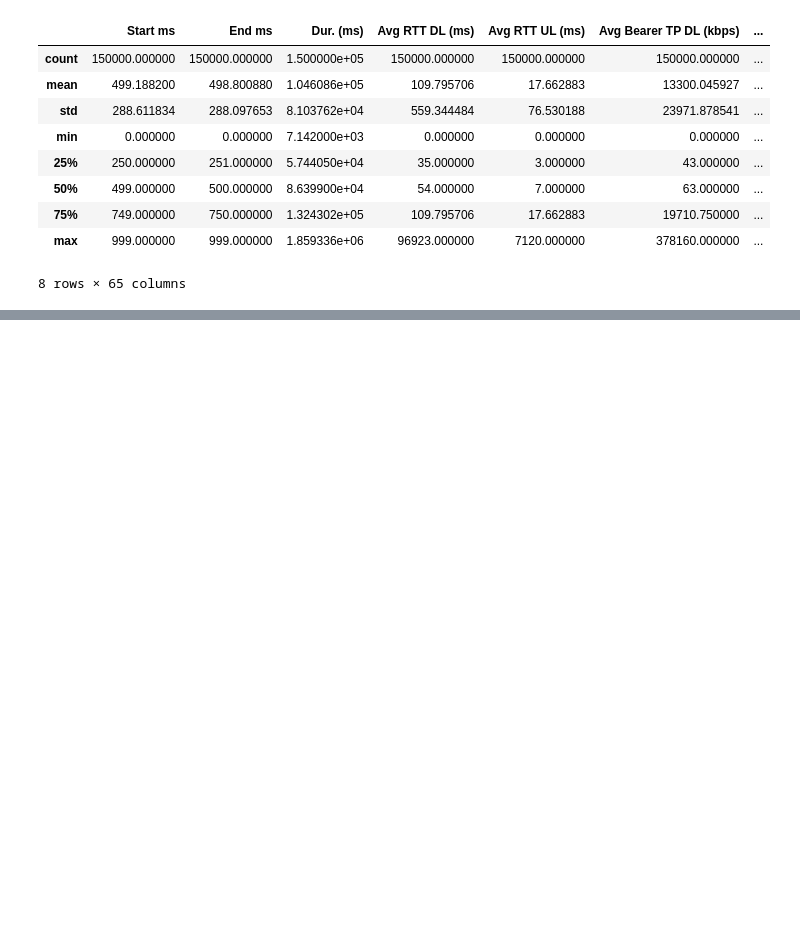
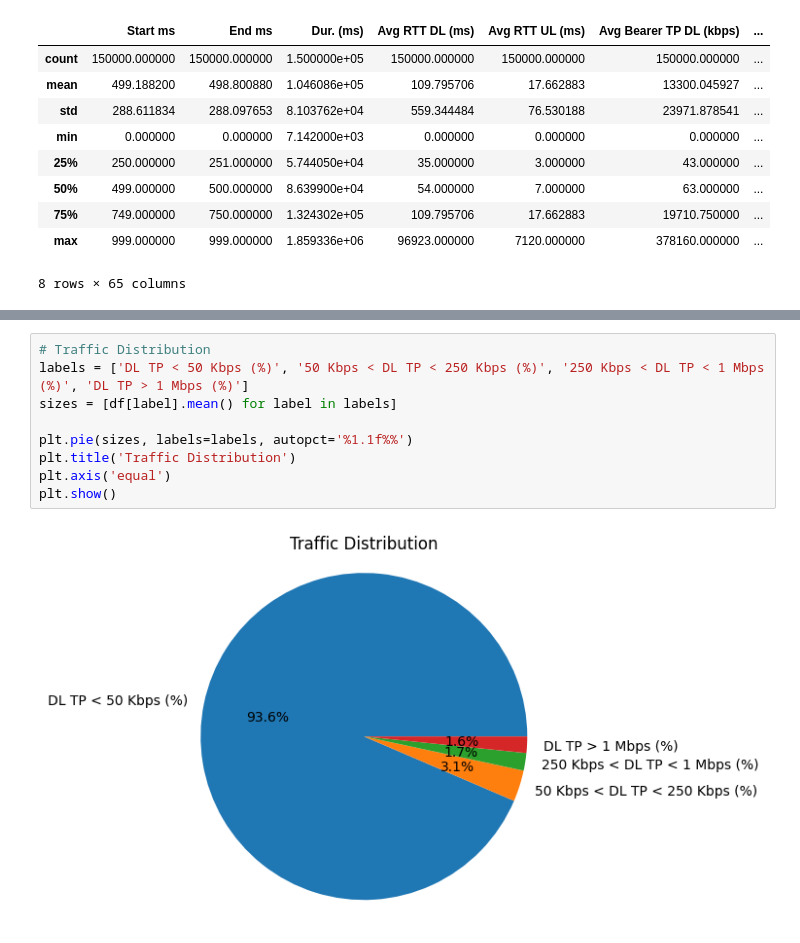
Before and after one commit to MubarekHussen/Telecom-Data-Driven-Investment-Analysis, a Jupyter notebook: notebooks/user_behavior_insight.ipynb, the cells around one changed output, grey strips where cells are left out. Drawn from its saved outputs; the diff is of its cells as text; blank space fills up the shorter version.

```diff
--- a/notebooks/user_behavior_insight.ipynb
+++ b/notebooks/user_behavior_insight.ipynb
@@ -58,0 +107,11 @@ df.describe()
+# %%
+# Traffic Distribution
+labels = ['DL TP < 50 Kbps (%)', '50 Kbps < DL TP < 250 Kbps (%)', '250 Kbps < DL TP < 1 Mbps (%)', 'DL TP > 1 Mbps (%)']
+sizes = [df[label].mean() for label in labels]
+
+plt.pie(sizes, labels=labels, autopct='%1.1f%%')
+plt.title('Traffic Distribution')
+plt.axis('equal')
+plt.show()
+# %% [output]
+[figure, added]
```
Also changed, not shown: parts of 8 cells of this notebook, 2 other files.
